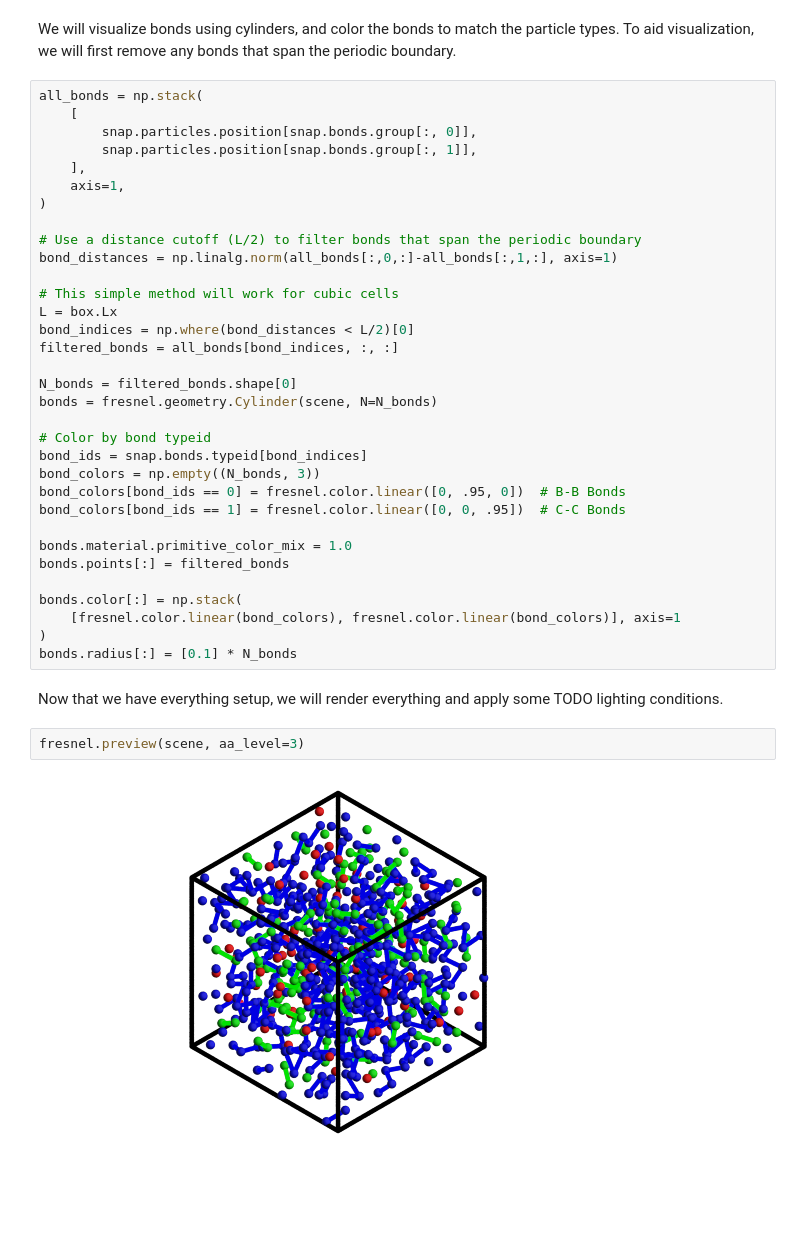
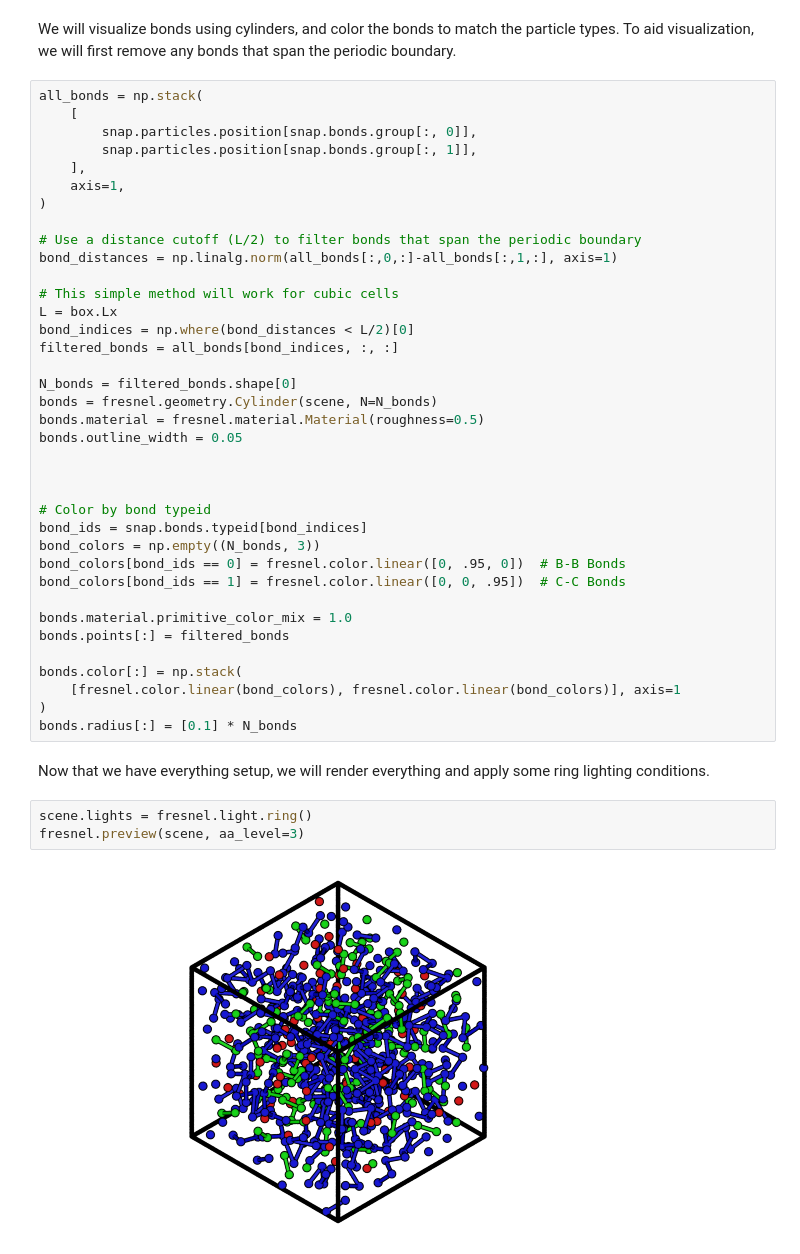
Before and after one commit to glotzerlab/fresnel-examples, a Jupyter notebook: 02-Advanced-topics/05-GSD-visualization.ipynb, the cells around one changed output. Saved outputs shown, nothing was run; the diff lists cells and outputs as text; blank space fills up the shorter version.

Commit message:
Added an outline and ring lights

```diff
--- a/02-Advanced-topics/05-GSD-visualization.ipynb
+++ b/02-Advanced-topics/05-GSD-visualization.ipynb
@@ -67,6 +70,10 @@ filtered_bonds = all_bonds[bond_indices, :, :]
 
 N_bonds = filtered_bonds.shape[0]
 bonds = fresnel.geometry.Cylinder(scene, N=N_bonds)
+bonds.material = fresnel.material.Material(roughness=0.5)
+bonds.outline_width = 0.05
+
+
 
 # Color by bond typeid
 bond_ids = snap.bonds.typeid[bond_indices]
@@ -82,8 +89,9 @@ bonds.color[:] = np.stack(
 )
 bonds.radius[:] = [0.1] * N_bonds
 # %% [markdown]
-Now that we have everything setup, we will render everything and apply some TODO lighting conditions.
+Now that we have everything setup, we will render everything and apply some ring lighting conditions.
 # %%
+scene.lights = fresnel.light.ring()
 fresnel.preview(scene, aa_level=3)
 # %% [output]
-[figure, old version]
+[figure, new version]
```
Also changed, not shown: parts of 1 cell of this notebook.
